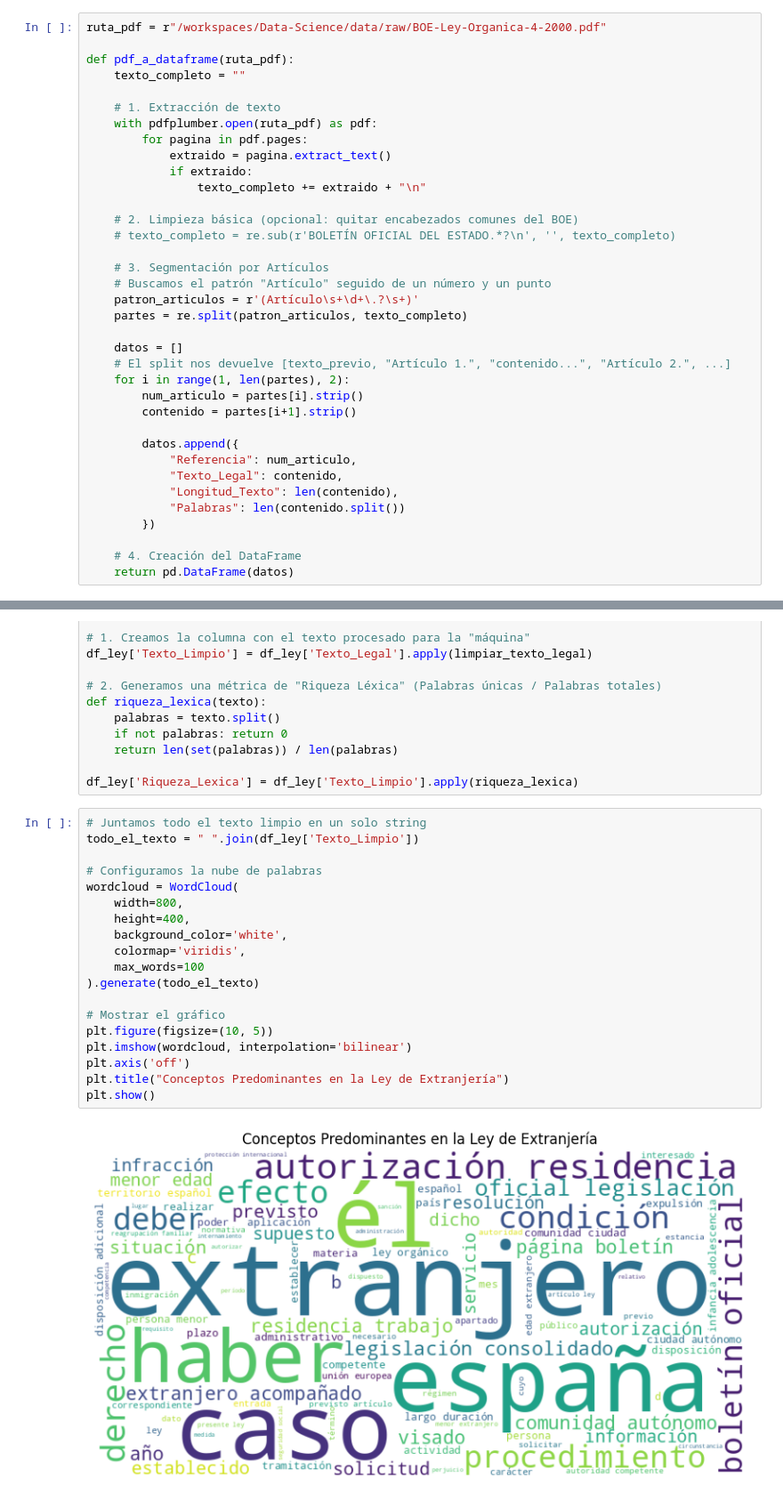
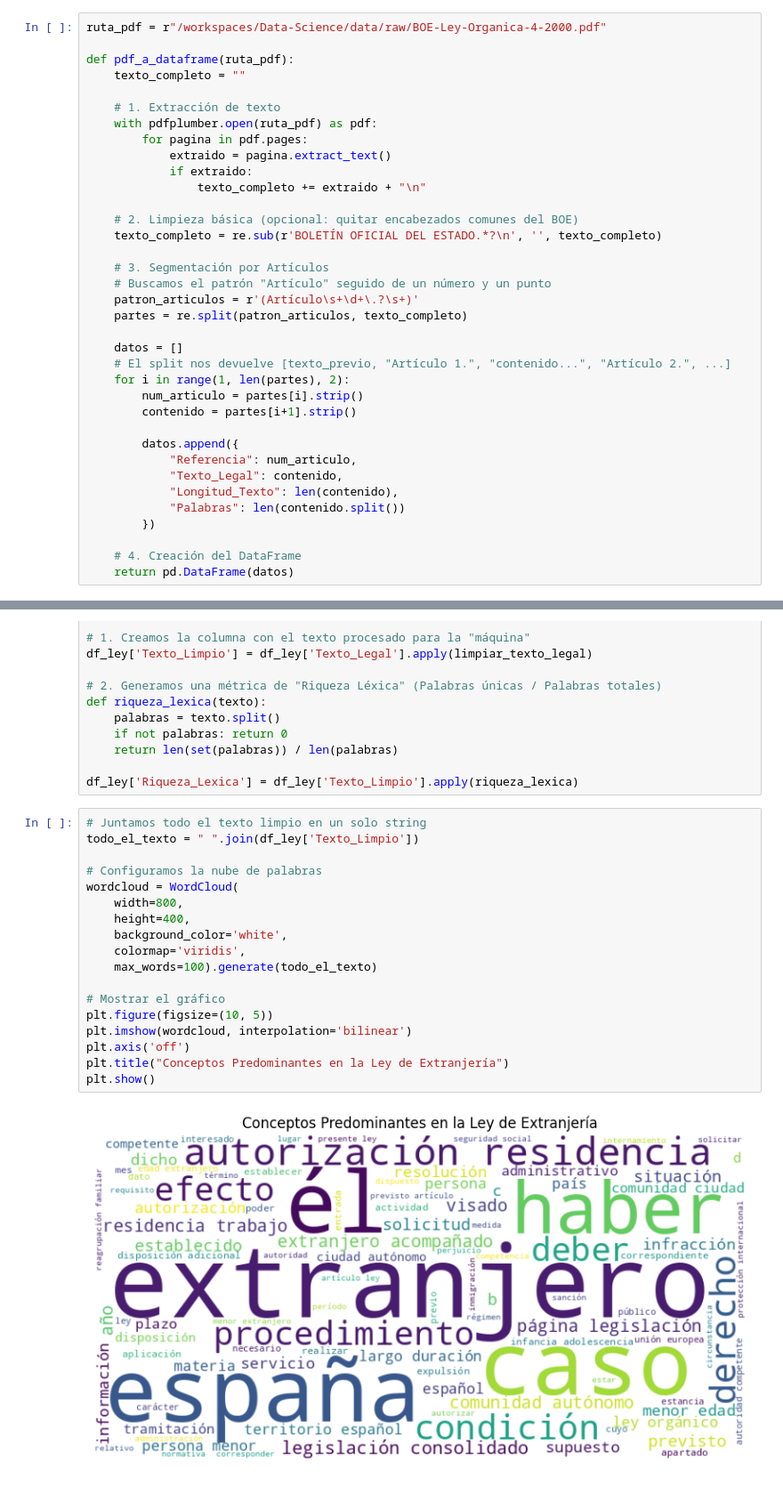
Before and after one commit to elius123ef/Data-Science, a Jupyter notebook: notebooks/Amigrante-personal-project/EDA-de-las-leyes-de-migracion.ipynb, the cells around one changed output, grey strips where cells are left out. Shown at 89% size. Saved outputs shown, nothing was run; the diff lists cells and outputs as text.

```diff
--- a/notebooks/Amigrante-personal-project/EDA-de-las-leyes-de-migracion.ipynb
+++ b/notebooks/Amigrante-personal-project/EDA-de-las-leyes-de-migracion.ipynb
@@ -45,7 +45,7 @@ def pdf_a_dataframe(ruta_pdf):
                 texto_completo += extraido + "\n"
 
     # 2. Limpieza básica (opcional: quitar encabezados comunes del BOE)
-    # texto_completo = re.sub(r'BOLETÍN OFICIAL DEL ESTADO.*?\n', '', texto_completo)
+    texto_completo = re.sub(r'BOLETÍN OFICIAL DEL ESTADO.*?\n', '', texto_completo)
 
     # 3. Segmentación por Artículos
     # Buscamos el patrón "Artículo" seguido de un número y un punto
@@ -154,22 +154,21 @@ df_ley['Riqueza_Lexica'] = df_ley['Texto_Limpio'].apply(riqueza_lexica)
 # %%
 # Juntamos todo el texto limpio en un solo string
 todo_el_texto = " ".join(df_ley['Texto_Limpio'])
 
 # Configuramos la nube de palabras
 wordcloud = WordCloud(
     width=800,
     height=400,
     background_color='white',
     colormap='viridis',
-    max_words=100
-).generate(todo_el_texto)
+    max_words=100).generate(todo_el_texto)
 
 # Mostrar el gráfico
 plt.figure(figsize=(10, 5))
 plt.imshow(wordcloud, interpolation='bilinear')
 plt.axis('off')
 plt.title("Conceptos Predominantes en la Ley de Extranjería")
 plt.show()
 # %% [output]
-[figure, old version]
+[figure, new version]
 # %%
```
Also changed, not shown: parts of 8 cells of this notebook, 2 other files.
